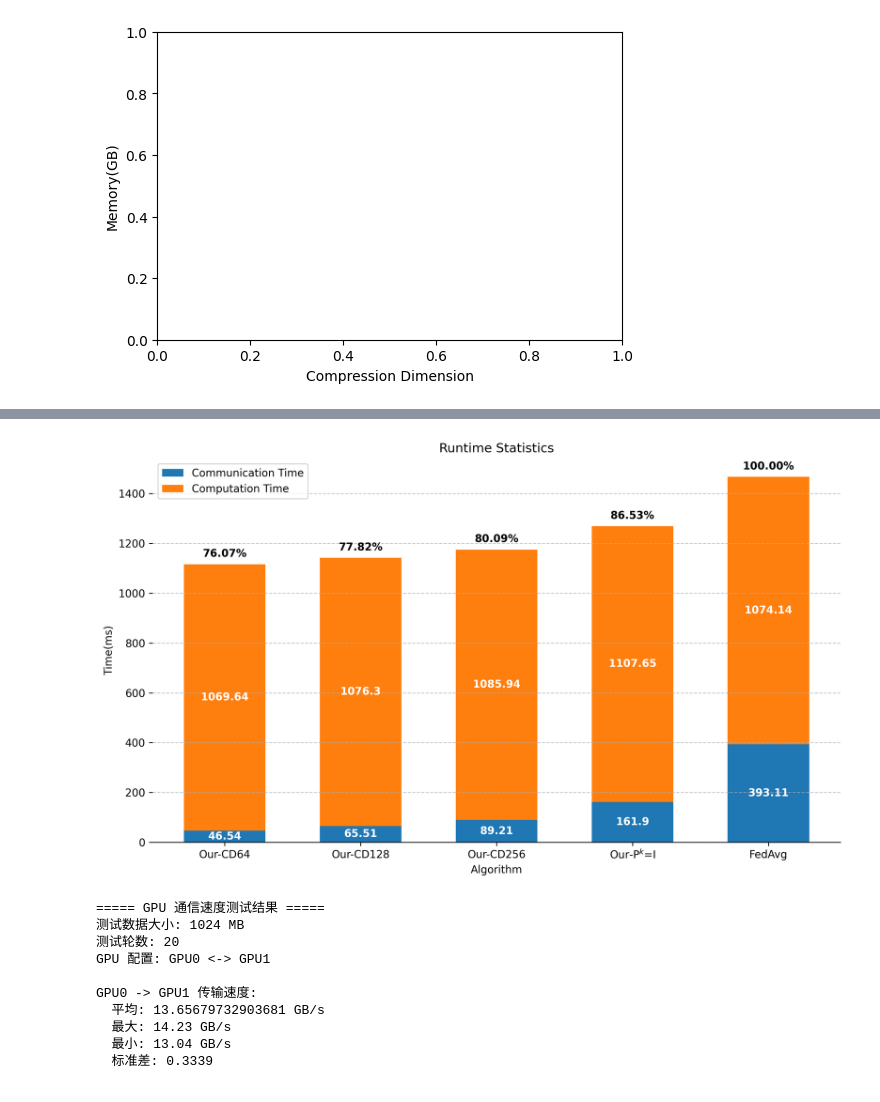
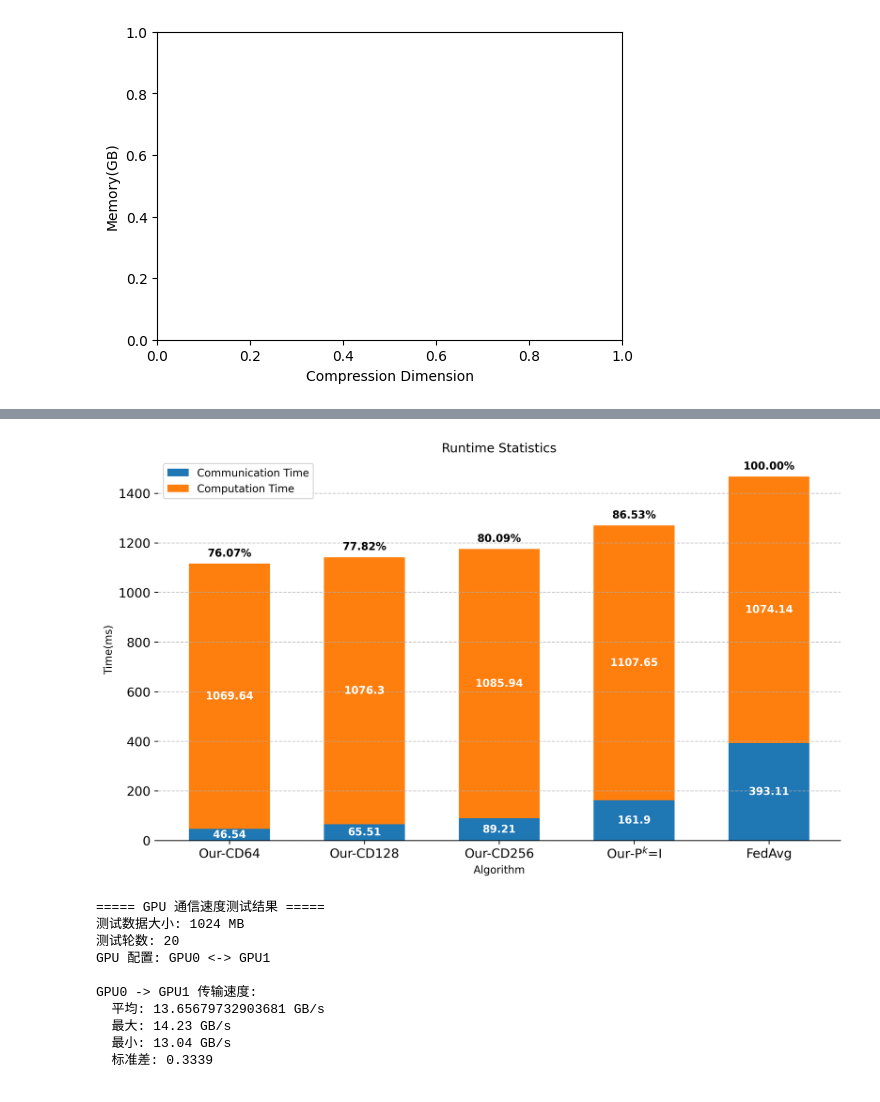
Before and after one commit to JimmyAwoe/FedSub, a Jupyter notebook: test.ipynb, the cells around one changed output, grey strips where cells are left out. Cells and saved outputs as stored; diff of their text form; code cells hidden in the pictures.

```diff
--- a/test.ipynb
+++ b/test.ipynb
@@ -595,16 +595,17 @@ for i, alg_name in enumerate(algorithms_order):
         if not np.isnan(ratio):
             bar_height = bar[j].get_height()
             # 调整垂直位置，避免标签重叠
-            vertical_offset = 1 if alg_name != 'FedAvg' else 3  # FedAvg标签稍高
+            vertical_offset = 0.5 if alg_name != r'Our-P$^k$=I' else 1.5  # FedAvg标签稍高
             plt.text(bar[j].get_x() + bar[j].get_width()/2,
                      bar_height + vertical_offset,
                      f'{ratio:.1f}%',
-                     ha='center', va='bottom', fontsize=8, color='black')
+                     ha='center', va='bottom', fontsize=10, color='black')
 
 # 设置图表标题和坐标轴标签
 plt.title('Memory Usage Comparison of Different Models and Methods', fontsize=14, pad=20)
 plt.xlabel('Model Size', fontsize=12)
 plt.ylabel('Memory (GB)', fontsize=12)
+plt.tick_params(axis='both', which='major', labelsize=12)
 
 # 设置x轴刻度和标签
 plt.xticks(x, model_name, fontsize=10)
@@ -614,12 +615,12 @@ plt.ylim([35, 70])
 plt.grid(axis='y', linestyle='--', zorder=0)
 
 # 添加图例
-plt.legend(loc='upper left', bbox_to_anchor=(1, 1), fontsize=10)
+plt.legend()
 
 # 优化布局
 plt.tight_layout()
 
 # 保存图像并显示
-plt.savefig("logs/csv/mem_ratio.png", bbox_inches='tight', dpi=300)
+plt.savefig("figures/mem_ratio.pdf", format='pdf', bbox_inches='tight')
 plt.show()
 plt.close()
@@ -659,6 +662,8 @@ plt.title('Runtime Statistics')
 plt.xlabel('Algorithm')
 plt.ylabel('Time(ms)')
 
+plt.tick_params(axis='both', which='major', labelsize=12)
+
 # 显示图例
 plt.legend()
 
@@ -671,36 +676,36 @@ plt.gca().spines['top'].set_visible(False)
 plt.grid(axis='y', linestyle='--', alpha=0.7)
 
 # 在每个柱子内部添加通信时间标签
 for bar, time in zip(bars_comm, communication_times):
     height = bar.get_height()
     plt.text(bar.get_x() + bar.get_width()/2., height/2,
              f'{time}', ha='center', va='center', color='white', fontweight='bold')
 
 # 在每个柱子内部添加计算时间标签
 for bar, time, comm_time in zip(bars_comp, computation_times, communication_times):
     height = bar.get_height()
     plt.text(bar.get_x() + bar.get_width()/2., comm_time + height/2,
              f'{time}', ha='center', va='center', color='white', fontweight='bold')
 
 # 计算每个算法的总时间
 total_times = np.array(communication_times) + np.array(computation_times)
 
 # 计算与FedAvg总时间的比例
 fedavg_total = total_times[-1]  # FedAvg是最后一个算法
 ratios = total_times / fedavg_total
 
 # 在每个柱子上方添加比例标签
 for i, ratio in enumerate(ratios):
     plt.text(i, total_times[i] + 20,  # +50是为了让标签稍微高于柱子
              f'{ratio:.2%}',  # 格式化为百分比，保留2位小数
-             ha='center', va='bottom', fontweight='bold')
+             ha='center', va='bottom', fontweight='bold', fontsize=10)
 
 # 显示图形
 plt.tight_layout()
-plt.savefig("figures/comm_comp_100mbs.png", bbox_inches='tight', dpi=300)
+plt.savefig("figures/comm_comp_100mbs.pdf", format='pdf', bbox_inches='tight')
 plt.show()
 # %% [output]
-[figure, old version]
+[figure, new version]
 # %%
 import torch
 import time
```
Also changed, not shown: parts of 2 cells of this notebook, 13 other files.
